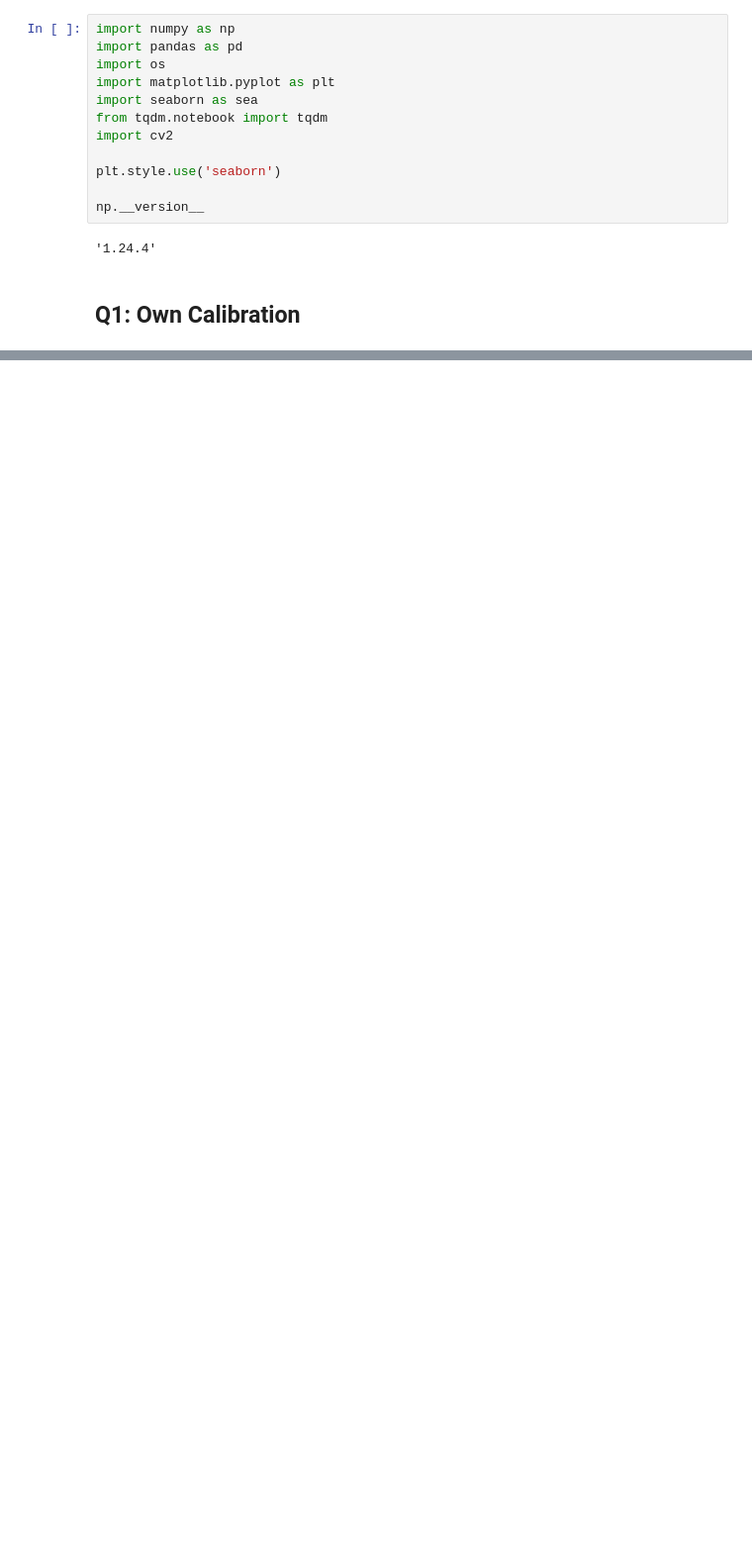
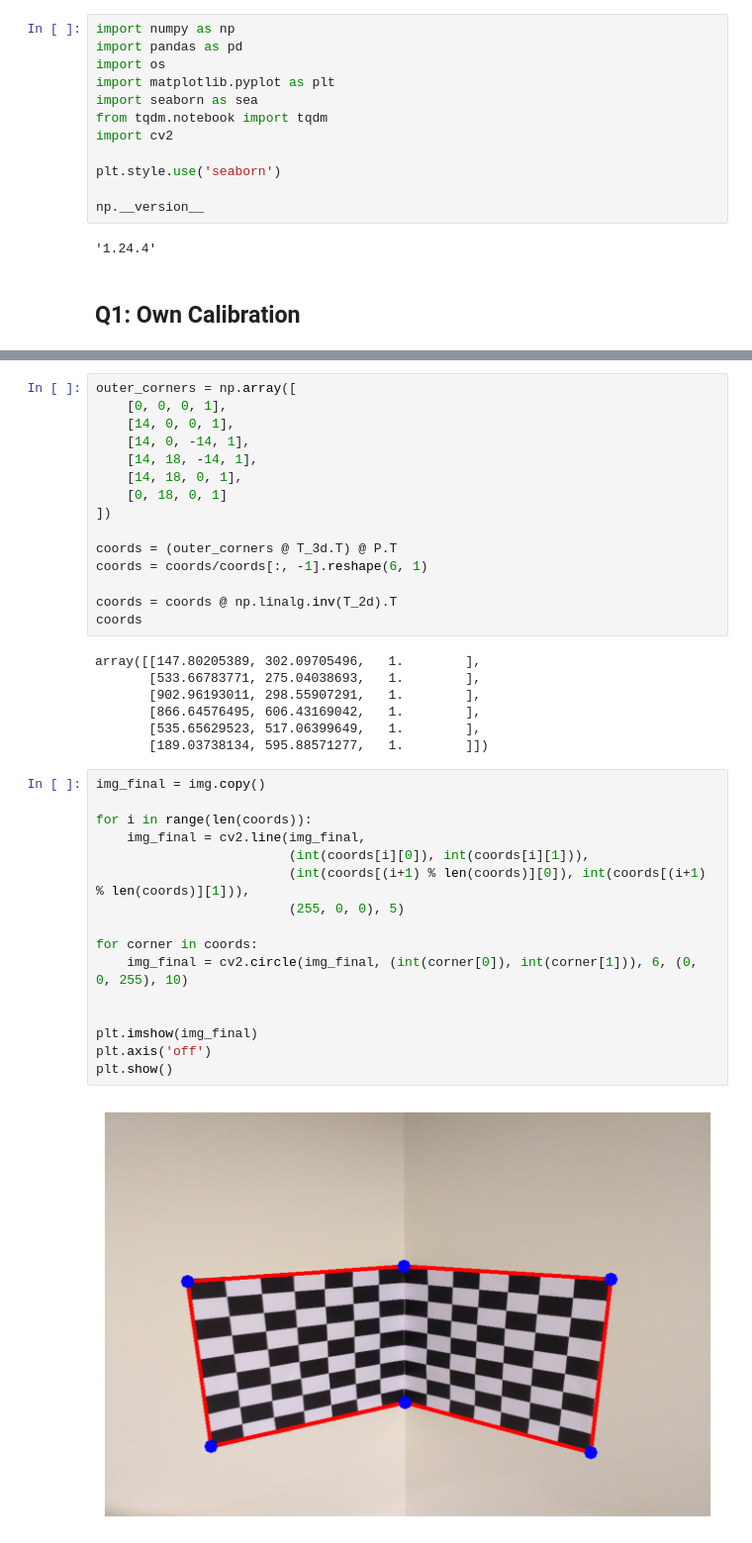
Before and after one commit to FaizalKarim280280/CV-Spring-2024, a Jupyter notebook: A1/main.ipynb, the cells around one changed output, grey strips where cells are left out. Shown at 99% size. Cells and saved outputs as stored; diff of their text form; blank space fills up the shorter version.

```diff
--- a/A1/main.ipynb
+++ b/A1/main.ipynb
@@ -40,0 +236,40 @@ plt.axis('off')
+# %%
+outer_corners = np.array([
+    [0, 0, 0, 1],
+    [14, 0, 0, 1],
+    [14, 0, -14, 1],
+    [14, 18, -14, 1],
+    [14, 18, 0, 1],
+    [0, 18, 0, 1]
+])
+
+coords = (outer_corners @ T_3d.T) @ P.T
+coords = coords/coords[:, -1].reshape(6, 1)
+
+coords = coords @ np.linalg.inv(T_2d).T
+coords
+# %% [output]
+array([[147.80205389, 302.09705496,   1.        ],
+       [533.66783771, 275.04038693,   1.        ],
+       [902.96193011, 298.55907291,   1.        ],
+       [866.64576495, 606.43169042,   1.        ],
+       [535.65629523, 517.06399649,   1.        ],
+       [189.03738134, 595.88571277,   1.        ]])
+# %%
+img_final = img.copy()
+
+for i in range(len(coords)):
+    img_final = cv2.line(img_final,
+                         (int(coords[i][0]), int(coords[i][1])),
+                         (int(coords[(i+1) % len(coords)][0]), int(coords[(i+1) % len(coords)][1])),
+                         (255, 0, 0), 5)
+
+for corner in coords:
+    img_final = cv2.circle(img_final, (int(corner[0]), int(corner[1])), 6, (0, 0, 255), 10)
+
+
+plt.imshow(img_final)
+plt.axis('off')
+plt.show()
+# %% [output]
+[figure, added]
```
Also changed, not shown: parts of 8 cells of this notebook, 1 other file.
